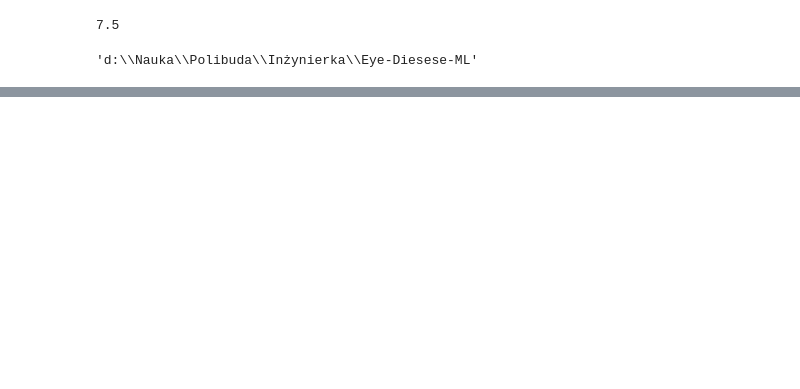
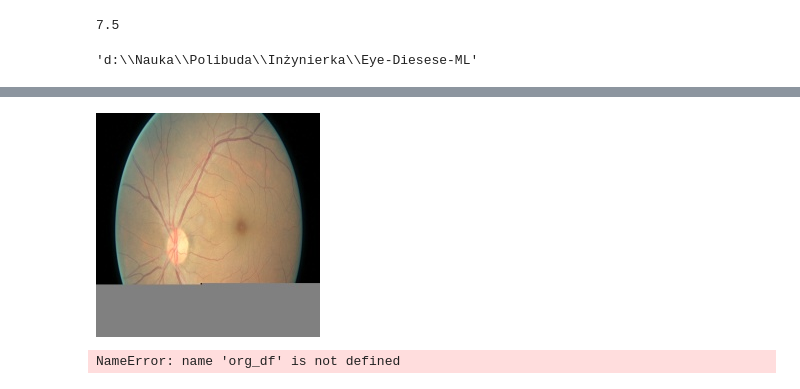
Before and after one commit to MaciejZajkowski/Eye-Diesese-ML, a Jupyter notebook: Preprocessing.ipynb, the cells around one changed output, grey strips where cells are left out. Cells and saved outputs as stored; diff of their text form; code cells hidden in the pictures; blank space fills up the shorter version.

```diff
--- a/Preprocessing.ipynb
+++ b/Preprocessing.ipynb
@@ -67,0 +87,8 @@ def preprocess_one_img(path:str,save_path:str):
+# %%
+Image.open('./data/train_data/compressed/194_right.jpeg')
+# %% [output]
+[figure, added]
+# %%
+org_df
+# %% [output]
+NameError: name 'org_df' is not defined
```
Also changed, not shown: parts of 38 cells of this notebook, 1 other file.
